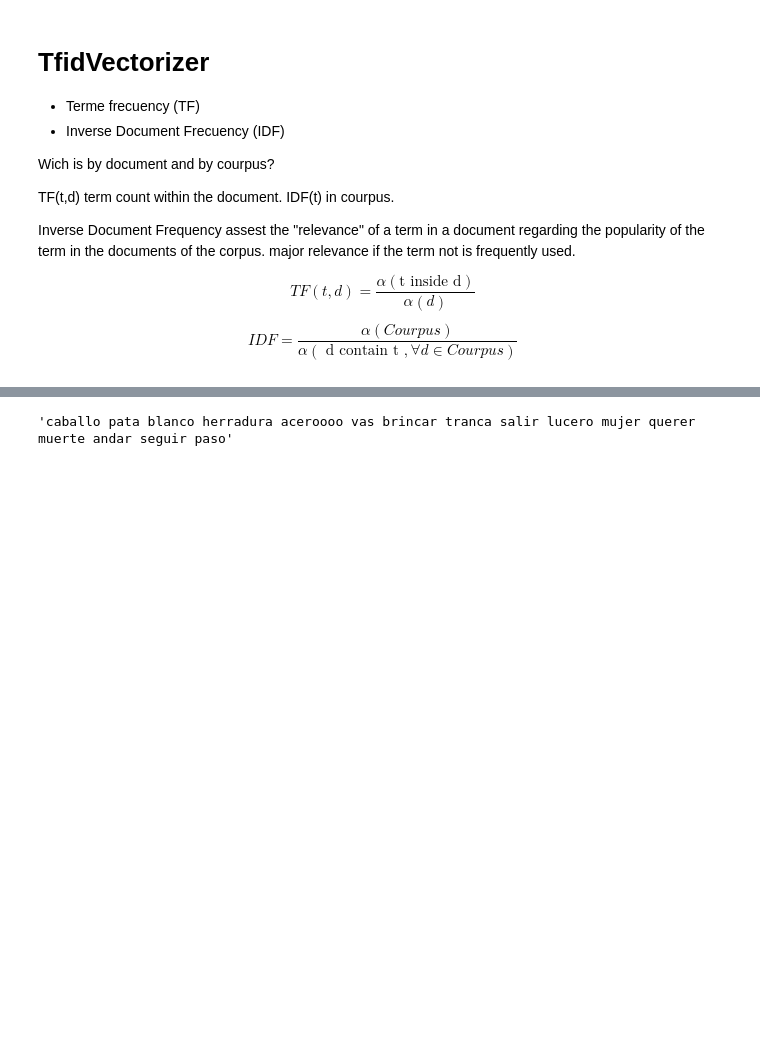
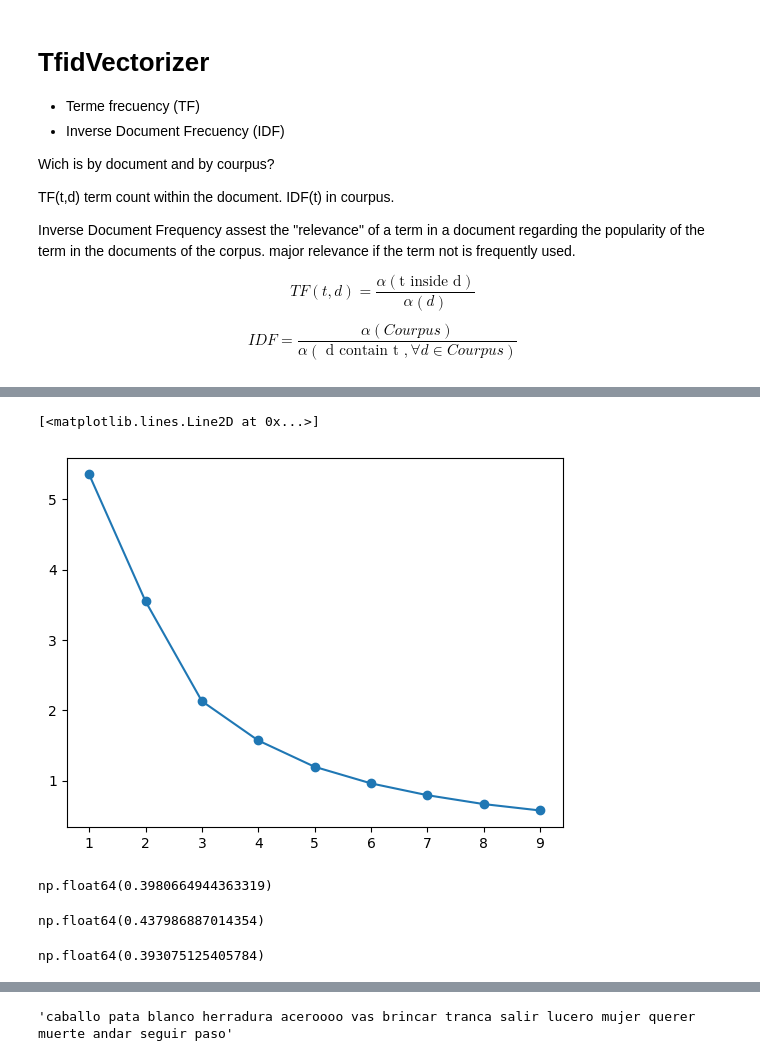
Before and after one commit to it-ces/PUBLIC-AI, a Jupyter notebook: NLP/ClusteringText(ai_page).ipynb, the cells around one changed output, grey strips where cells are left out. Saved outputs shown, nothing was run; the diff lists cells and outputs as text; code cells hidden in the pictures; blank space fills up the shorter version.

```diff
--- a/NLP/ClusteringText(ai_page).ipynb
+++ b/NLP/ClusteringText(ai_page).ipynb
@@ -141,3 +159,55 @@ plt.legend(scatterpoints=1)
+# %%
+distortions = []
+for i in range(1,10):
+  km = KMeans(n_clusters=i, init='k-means++', n_init=10, max_iter=300, random_state=0)
+  km.fit(X)
+  distortions.append(km.inertia_)
+plt.plot(range(1,10), distortions, marker='o')
+# %% [output]
+[<matplotlib.lines.Line2D at 0x...>]
+[figure, added]
+# %%
+km = KMeans(n_clusters = 2,
+             init='random',
+             n_init=12,
+             max_iter=300,
+             tol = 1e-04,
+            random_state=0)
+y_km = km.fit_predict(X)
+cluster_labels = np.unique(y_km)
+n_clusters = cluster_labels.shape[0]
+silhouette_vals = silhouette_samples(X,y_km, metric='euclidean')
+np.mean(silhouette_vals)
+# %% [output]
+np.float64(0.3980664944363319)
+# %%
+km = KMeans(n_clusters = 3,
+             init='random',
+             n_init=12,
+             max_iter=300,
+             tol = 1e-04,
+            random_state=0)
+y_km = km.fit_predict(X)
+cluster_labels = np.unique(y_km)
+n_clusters = cluster_labels.shape[0]
+silhouette_vals = silhouette_samples(X,y_km, metric='euclidean')
+np.mean(silhouette_vals)
+# %% [output]
+np.float64(0.437986887014354)
+# %%
+km = KMeans(n_clusters = 4,
+             init='random',
+             n_init=12,
+             max_iter=300,
+             tol = 1e-04,
+            random_state=0)
+y_km = km.fit_predict(X)
+cluster_labels = np.unique(y_km)
+n_clusters = cluster_labels.shape[0]
+silhouette_vals = silhouette_samples(X,y_km, metric='euclidean')
+np.mean(silhouette_vals)
+# %% [output]
+np.float64(0.393075125405784)
 # %%
 pca = PCA(n_components=3, random_state=42)
 X = pca.fit_transform(features)
```
Also changed, not shown: parts of 10 cells of this notebook.
